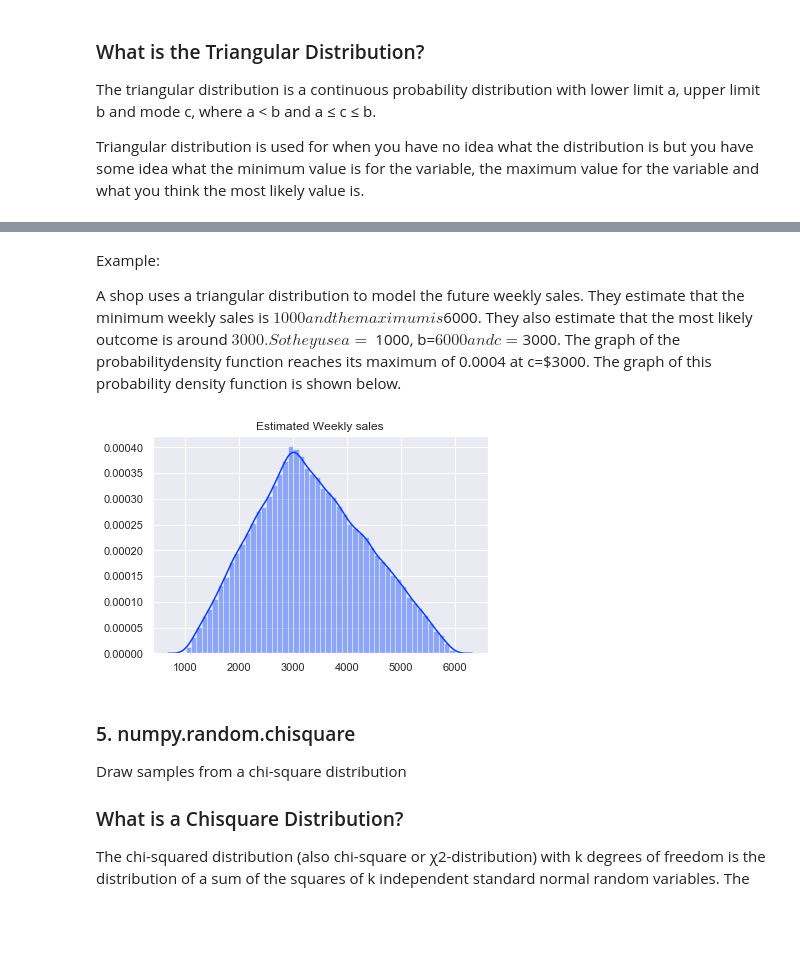
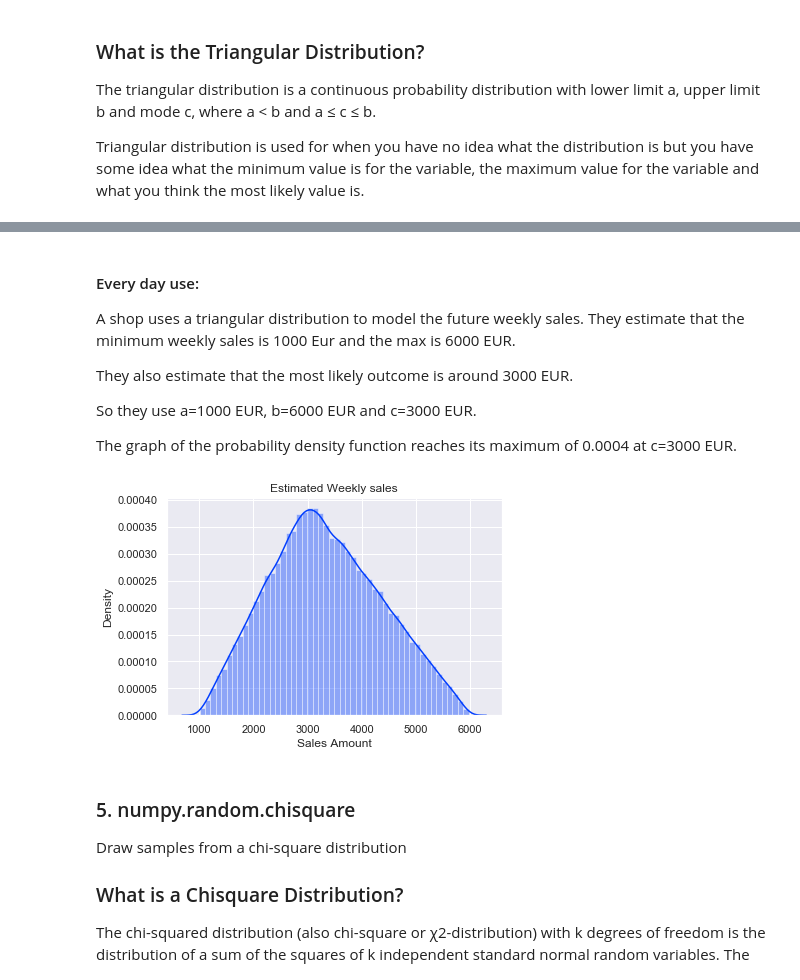
Before and after one commit to RitRa/Numpy_random, a Jupyter notebook: Distributions.ipynb, the cells around one changed output, grey strips where cells are left out. Saved outputs shown, nothing was run; the diff lists cells and outputs as text; code cells hidden in the pictures; blank space fills up the shorter version.

```diff
--- a/Distributions.ipynb
+++ b/Distributions.ipynb
@@ -132,24 +132,28 @@ plt.show()
 # %% [markdown]
-Example:
+####  Every day use:
 
-A shop uses a triangular distribution to model the future weekly sales. They estimate that the minimum weekly sales is $1000 and the maximum is $6000.
-They also estimate that the most likely outcome is around $3000.
-So they use a=$1000, b=$6000 and c=$3000.
-The graph of the probabilitydensity function reaches its maximum of 0.0004 at c=$3000. The graph of this
-probability density function is shown below.
+A shop uses a triangular distribution to model the future weekly sales. They estimate that the minimum weekly sales is 1000 Eur and the max is 6000 EUR.
+
+They also estimate that the most likely outcome is around 3000 EUR.
+
+So they use a=1000 EUR, b=6000 EUR  and c=3000 EUR.
+
+The graph of the probability density function reaches its maximum of 0.0004 at c=3000 EUR.
 # %%
 # a=$1000, b=$6000 and c=$3000
 sales = np.random.triangular(1000, 3000, 6000, 100000)
 
 
 sns.distplot(sales)
 
+#label + title
+plt.xlabel("Sales Amount")
+plt.ylabel("Density")
 plt.title('Estimated Weekly sales')
 
-
 plt.show()
 # %% [output]
-[figure, old version]
+[figure, new version]
 # %% [markdown]
 ### 5. numpy.random.chisquare
 
```
Also changed, not shown: parts of 9 cells of this notebook, 2 other files.
